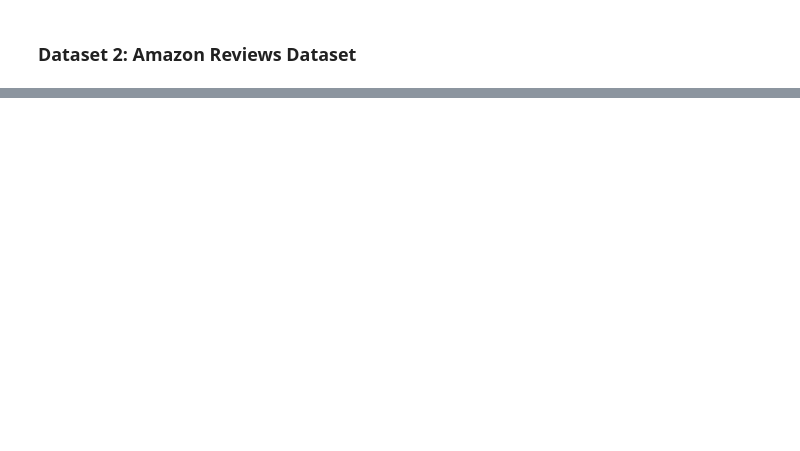
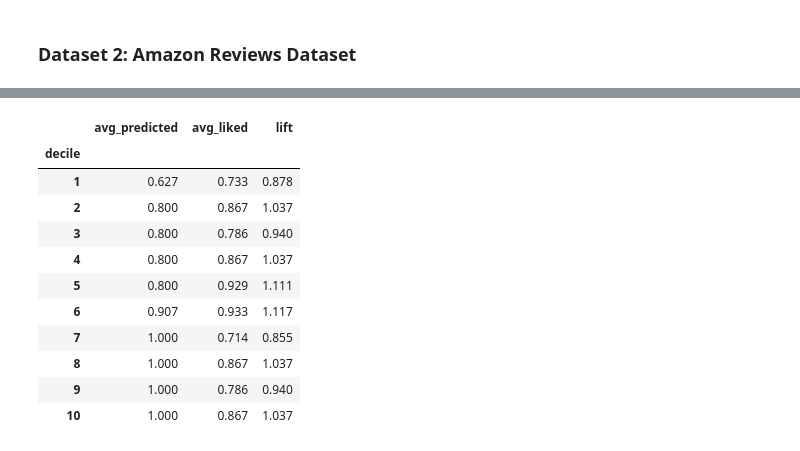
Before and after one commit to eghatzis0527/DX799---HW-Assignments, a Jupyter notebook: HW8.ipynb, the cells around one changed output, grey strips where cells are left out. Cells and saved outputs as stored; diff of their text form; code cells hidden in the pictures; blank space fills up the shorter version.

```diff
--- a/HW8.ipynb
+++ b/HW8.ipynb
@@ -188,24 +219,40 @@ X.head()
 # %%
 X_train, X_test, y_train, y_test = train_test_split(X, y, test_size = 0.25, random_state = 42)
+
+X_train_scaled = scaler.fit_transform(X_train)
+X_test_scaled = scaler.fit_transform(X_test)
 # %%
-model.fit(X_train, y_train)
+model.fit(X_train_scaled, y_train)
 
-y_preds = model.predict_proba(X_test)[:, 1]
+y_preds = model.predict_proba(X_test_scaled)[:, 1]
 
 values = pd.DataFrame({'Predicted' : y_preds, 'Actual' : y_test})
 values['decile'] = pd.qcut(values['Predicted'].rank(method = 'first'), q = 10, labels = False) + 1
 
 lift_table = values.groupby('decile').agg(avg_predicted = ('Predicted', 'mean'), avg_liked = ('Actual', 'mean'))
 
 overall_liked = y_test.mean()
 
 lift_table['lift'] = lift_table['avg_liked']/overall_liked
 
 lift_table['avg_predicted'] = lift_table['avg_predicted'].map(lambda x: f'{x:.3f}')
 lift_table['avg_liked'] = lift_table['avg_liked'].map(lambda x: f'{x:.3f}')
 lift_table['lift'] = lift_table['lift'].map(lambda x: f'{x:.3f}')
 
 lift_table
+# %% [output]
+|  | avg_predicted | avg_liked | lift |
+| decile |  |  |  |
+| 1 | 0.627 | 0.733 | 0.878 |
+| 2 | 0.800 | 0.867 | 1.037 |
+| 3 | 0.800 | 0.786 | 0.940 |
+| 4 | 0.800 | 0.867 | 1.037 |
+| 5 | 0.800 | 0.929 | 1.111 |
+| 6 | 0.907 | 0.933 | 1.117 |
+| 7 | 1.000 | 0.714 | 0.855 |
+| 8 | 1.000 | 0.867 | 1.037 |
+| 9 | 1.000 | 0.786 | 0.940 |
+| 10 | 1.000 | 0.867 | 1.037 |
 # %%
 fpr, tpr, thresholds = roc_curve(y_test, y_preds)
 roc_auc = auc(fpr, tpr)
```
Also changed, not shown: parts of 13 cells of this notebook, 2 other files.
